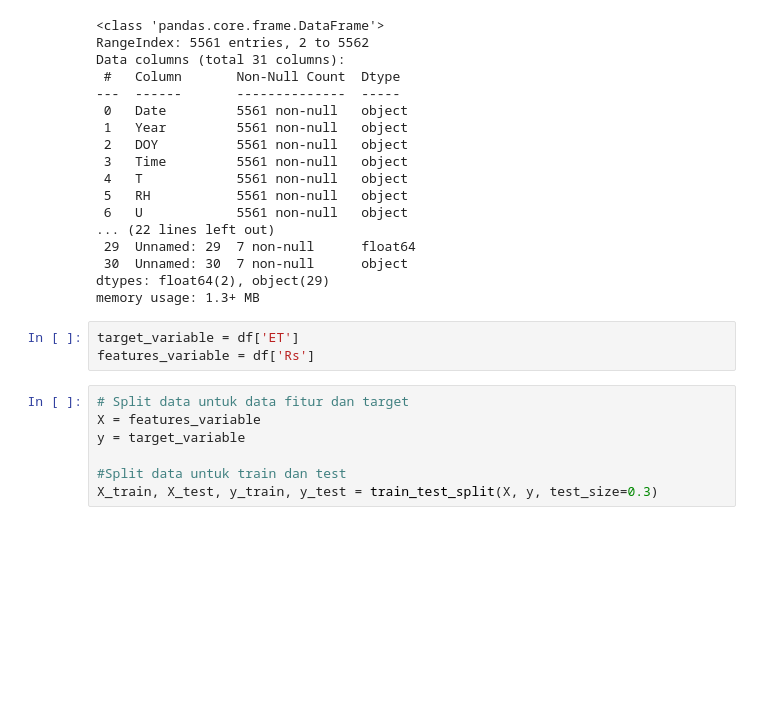
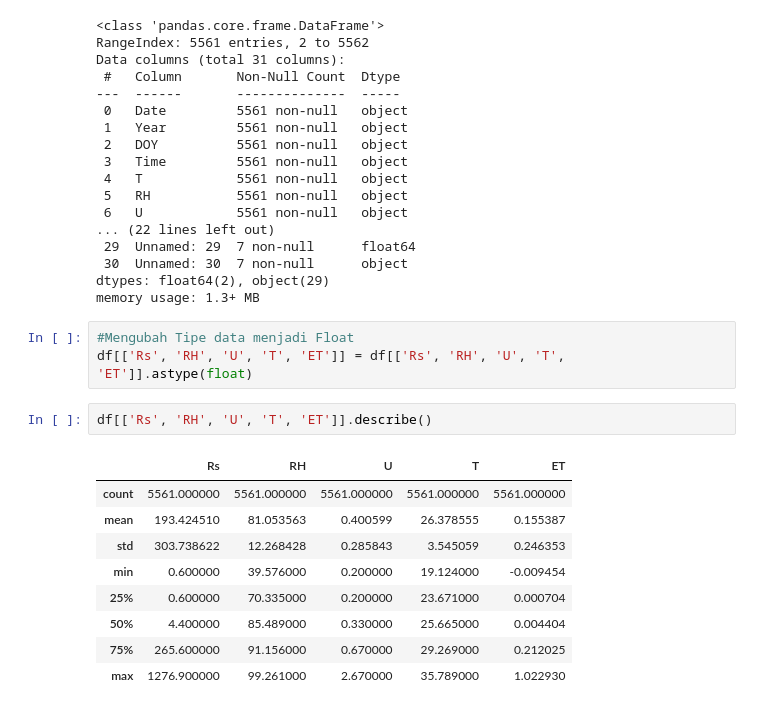
Before and after one commit to Aprilianiput21/TA_Model-ETp, a Jupyter notebook: RF_Tungkub_Rs.ipynb, the cells around one changed output. Drawn from its saved outputs; the diff is of its cells as text; blank space fills up the shorter version.

```diff
--- a/RF_Tungkub_Rs.ipynb
+++ b/RF_Tungkub_Rs.ipynb
@@ -45,13 +45,18 @@ Data columns (total 31 columns):
  30  Unnamed: 30  7 non-null      object
 dtypes: float64(2), object(29)
 memory usage: 1.3+ MB
-# %%
-target_variable = df['ET']
-features_variable = df['Rs']
-# %%
-# Split data untuk data fitur dan target
-X = features_variable
-y = target_variable
-
-#Split data untuk train dan test
-X_train, X_test, y_train, y_test = train_test_split(X, y, test_size=0.3)
+# %%
+#Mengubah Tipe data menjadi Float
+df[['Rs', 'RH', 'U', 'T', 'ET']] = df[['Rs', 'RH', 'U', 'T', 'ET']].astype(float)
+# %%
+df[['Rs', 'RH', 'U', 'T', 'ET']].describe()
+# %% [output]
+|  | Rs | RH | U | T | ET |
+| count | 5561.000000 | 5561.000000 | 5561.000000 | 5561.000000 | 5561.000000 |
+| mean | 193.424510 | 81.053563 | 0.400599 | 26.378555 | 0.155387 |
+| std | 303.738622 | 12.268428 | 0.285843 | 3.545059 | 0.246353 |
+| min | 0.600000 | 39.576000 | 0.200000 | 19.124000 | -0.009454 |
+| 25% | 0.600000 | 70.335000 | 0.200000 | 23.671000 | 0.000704 |
+| 50% | 4.400000 | 85.489000 | 0.330000 | 25.665000 | 0.004404 |
+| 75% | 265.600000 | 91.156000 | 0.670000 | 29.269000 | 0.212025 |
+| max | 1276.900000 | 99.261000 | 2.670000 | 35.789000 | 1.022930 |
```
Also changed, not shown: parts of 16 cells of this notebook.
